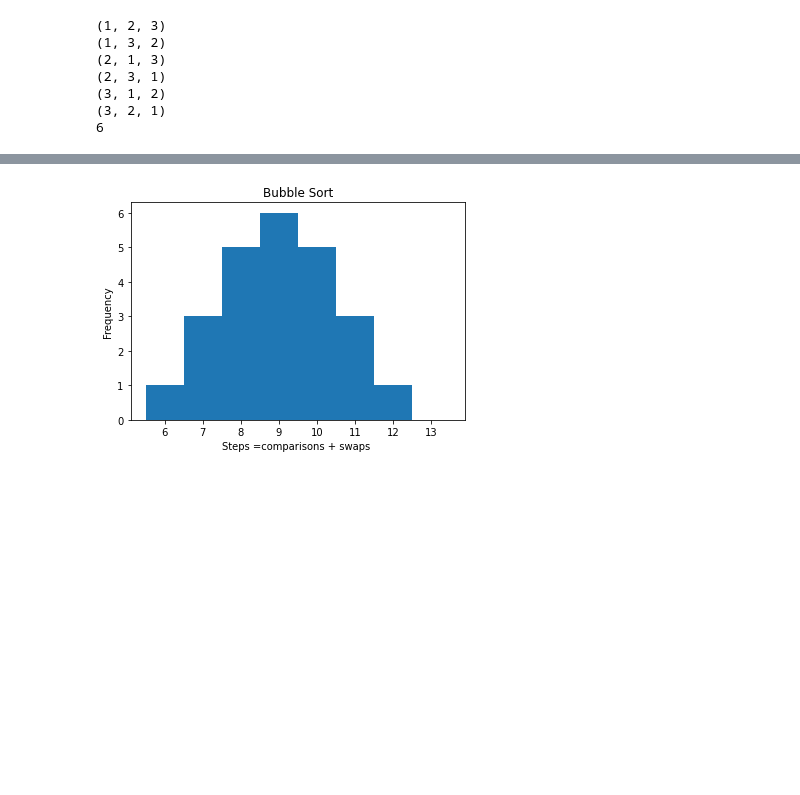
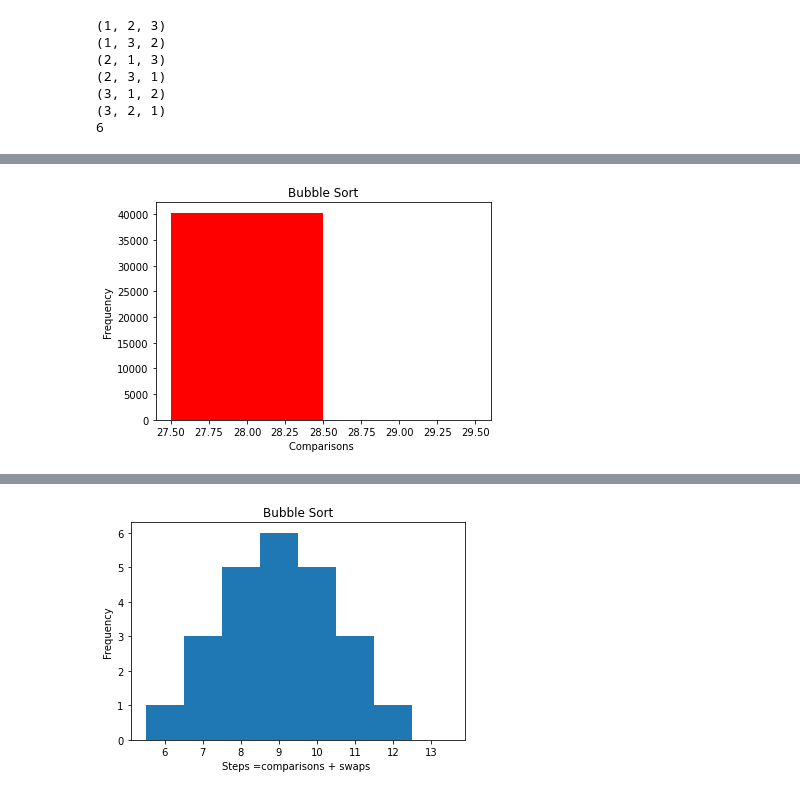
Before and after one commit to gjhernandezp/algorithms, a Jupyter notebook: AnalysisOfAlgorithms/BubbleSortNotOptimizedHistograms.ipynb, the cells around one changed output, grey strips where cells are left out. Saved outputs shown, nothing was run; the diff lists cells and outputs as text; code cells hidden in the pictures; blank space fills up the shorter version.

```diff
--- a/AnalysisOfAlgorithms/BubbleSortNotOptimizedHistograms.ipynb
+++ b/AnalysisOfAlgorithms/BubbleSortNotOptimizedHistograms.ipynb
@@ -30,0 +170,93 @@ print(c)
+# %%
+from itertools import permutations
+import matplotlib.pyplot as plt
+import numpy as np
+import math
+
+n = 8
+perm = permutations(range(1,n+1))
+
+comps = []
+swaps = []
+steps = []
+passes = []
+
+# Print the obtained permutations
+for i in list(perm):
+    i = list(i)
+    c,sw,st,p = bubbleSortAllCounters(i)
+    comps.append(c)
+    swaps.append(sw)
+    steps.append(st)
+    passes.append(p)
+
+
+b = np.array(range(min(comps)-1,max(comps)+2) ) +0.5
+plt.hist(comps,bins=b, color="red")
+plt.title("Bubble Sort")
+plt.xlabel("Comparisons ")
+plt.ylabel("Frequency")
+plt.show()
+
+b = np.array(range(min(swaps)-1,max(swaps)+2) ) +0.5
+plt.hist(swaps,bins=b,color="blue")
+plt.title("Bubble Sort")
+plt.xlabel("Swaps ")
+plt.ylabel("Frequency")
+plt.show()
+
+b = np.array(range(min(steps)-1,max(steps)+2) ) +0.5
+plt.hist(steps,bins=b,color="green")
+plt.title("Bubble Sort")
+plt.xlabel("Steps ")
+plt.ylabel("Frequency")
+plt.show()
+
+b = np.array(range(min(passes)-1,max(passes)+2) ) +0.5
+plt.hist(passes,bins=b,color="brown")
+plt.title("Bubble Sort")
+plt.xlabel("Passes")
+plt.ylabel("Frequency")
+plt.show()
+
+
+print("n",n)
+print("number of permutations n! =",math.factorial(n))
+print()
+
+print("Comps")
+print("Comps formula (n-1)*n/2 =",(n-1)*n/2)
+print("Comps exper min =",min(comps))
+print("Comps exper max =",max(comps))
+print("Comps exper mean =",np.mean(comps))
+print("Comps exper stdev =",np.std(comps))
+print()
+
+print("Swaps")
+print("Swaps exper min =",min(swaps))
+print("Swaps min formula = 0")
+print("Swaps exper max =",max(swaps))
+print("Swaps max formula (n-1)*n/2 =",(n-1)*n/2)
+print("Swaps exper mean =",np.mean(swaps))
+print("Swaps mean formula (n-1)*n/4 =",(n-1)*n/4)
+print("Swaps exper stdev =",np.std(swaps))
+print()
+
+print("Steps")
+print("Steps exper min =",min(steps))
+print("Steps min formula (n-1)*n/2 =",(n-1)*n/2)
+print("Steps exper max =",max(steps))
+print("Steps max formula (n-1)*n =",(n-1)*n)
+print("Steps exper mean =",np.mean(steps))
+print("Steps mean formula 3/4*n**2+17/4*n-4 =",(3/4)*(n**2-n))
+print("Steps exper stdev",np.std(steps))
+print()
+
+print("Passes")
+print("Passes formula (n-1) =",(n-1))
+print("Passes exper min =",min(passes))
+print("Passes exper max =",max(passes))
+print("Passes exper mean =",np.mean(passes))
+print("Passes exper stdev",np.std(passes))
+# %% [output]
+[figure, added]
```
Also changed, not shown: parts of 5 cells of this notebook.
